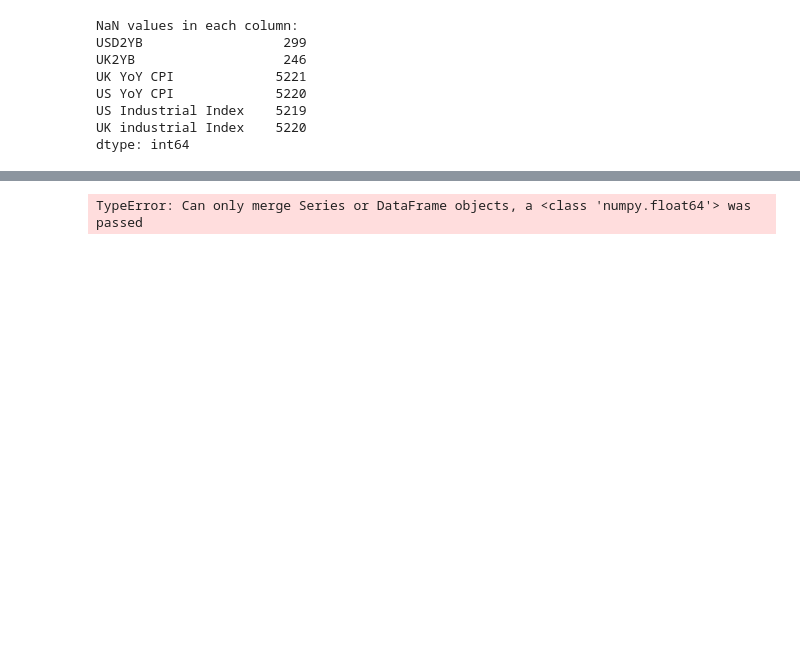
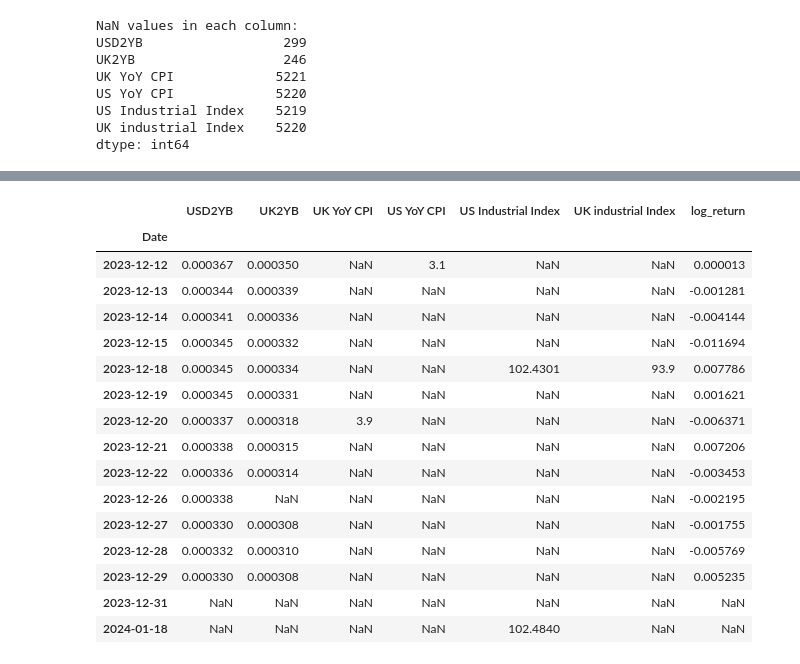
Before and after one commit to luisjo819UCLA/Portfolio-Finance-Project, a Jupyter notebook: GroupProject-1_applying .last function.ipynb, the cells around one changed output, grey strips where cells are left out. Drawn from its saved outputs; the diff is of its cells as text; code cells hidden in the pictures; blank space fills up the shorter version.

```diff
--- a/GroupProject-1_applying .last function.ipynb
+++ b/GroupProject-1_applying .last function.ipynb
@@ -123,8 +111,25 @@ dtype: int64
 # %%
-#Lets merge the data with the exchange rate, keeping the data from the final_project_data.csv
-df.merge(usd_to_gbp_rate, left_index=True, right_index=True, how='left')
+df = df.merge(usd_to_gbp_rate["log_return"], left_index=True, right_index=True, how='left')
-# %% [output]
-TypeError: Can only merge Series or DataFrame objects, a <class 'numpy.float64'> was passed
+# %%
+df.tail(15)
+# %% [output]
+|  | USD2YB | UK2YB | UK YoY CPI | US YoY CPI | US Industrial Index | UK industrial Index | log_return |
+| Date |  |  |  |  |  |  |  |
+| 2023-12-12 | 0.000367 | 0.000350 | NaN | 3.1 | NaN | NaN | 0.000013 |
+| 2023-12-13 | 0.000344 | 0.000339 | NaN | NaN | NaN | NaN | -0.001281 |
+| 2023-12-14 | 0.000341 | 0.000336 | NaN | NaN | NaN | NaN | -0.004144 |
+| 2023-12-15 | 0.000345 | 0.000332 | NaN | NaN | NaN | NaN | -0.011694 |
+| 2023-12-18 | 0.000345 | 0.000334 | NaN | NaN | 102.4301 | 93.9 | 0.007786 |
+| 2023-12-19 | 0.000345 | 0.000331 | NaN | NaN | NaN | NaN | 0.001621 |
+| 2023-12-20 | 0.000337 | 0.000318 | 3.9 | NaN | NaN | NaN | -0.006371 |
+| 2023-12-21 | 0.000338 | 0.000315 | NaN | NaN | NaN | NaN | 0.007206 |
+| 2023-12-22 | 0.000336 | 0.000314 | NaN | NaN | NaN | NaN | -0.003453 |
+| 2023-12-26 | 0.000338 | NaN | NaN | NaN | NaN | NaN | -0.002195 |
+| 2023-12-27 | 0.000330 | 0.000308 | NaN | NaN | NaN | NaN | -0.001755 |
+| 2023-12-28 | 0.000332 | 0.000310 | NaN | NaN | NaN | NaN | -0.005769 |
+| 2023-12-29 | 0.000330 | 0.000308 | NaN | NaN | NaN | NaN | 0.005235 |
+| 2023-12-31 | NaN | NaN | NaN | NaN | NaN | NaN | NaN |
+| 2024-01-18 | NaN | NaN | NaN | NaN | 102.4840 | NaN | NaN |
 # %%
 #Im gonna resample the data to a monthly frequency. For USD2YB and UK2YB we are gonna use the sum of the log returns, and for the rest of the columns we are gonna use the last value of the month.
 
```
Also changed, not shown: parts of 11 cells of this notebook.
